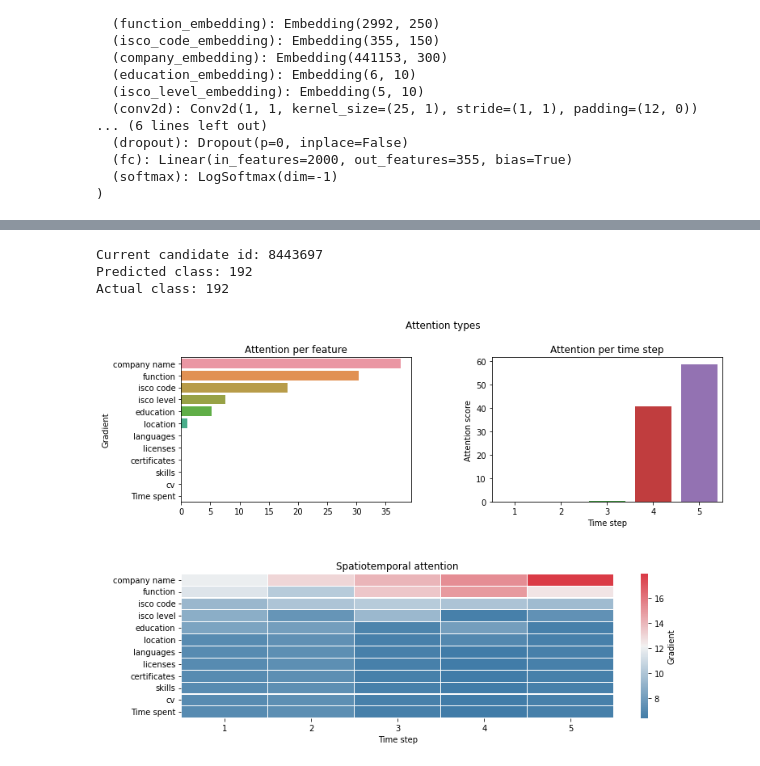
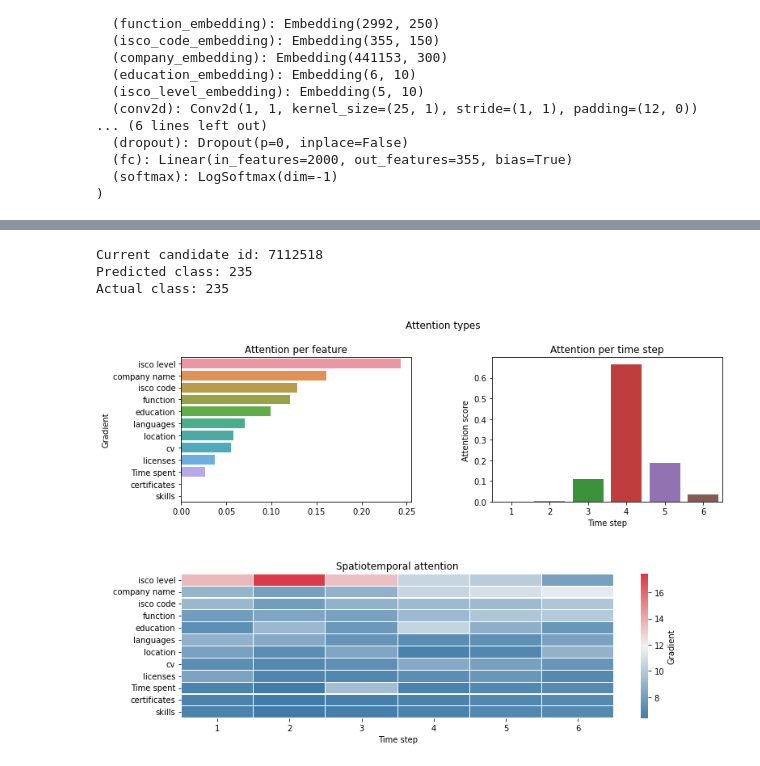
Before and after one commit to maxdata/MSc_thesis, a Jupyter notebook: model_results/eCNN-LSTM_final.ipynb, the cells around one changed output, grey strips where cells are left out. Saved outputs shown, nothing was run; the diff lists cells and outputs as text; code cells hidden in the pictures.

```diff
--- a/model_results/eCNN-LSTM_final.ipynb
+++ b/model_results/eCNN-LSTM_final.ipynb
@@ -1209,6 +1173,8 @@ def draw_explanation(model, dataloader, embedding_sizes, feature_names, candidat
     # Normalized feature attention
     series = pd.Series(feature_weight, index=feature_names).sort_values(ascending=False)
 
+    series.to_csv(f"values_{candidate_id}")
+
     # Create grid
     fig = plt.figure(figsize=(12, 8))
     grid = plt.GridSpec(2, 2, wspace=0.35, hspace=0.5)
@@ -1222,14 +1188,14 @@ def draw_explanation(model, dataloader, embedding_sizes, feature_names, candidat
     fig.suptitle("Attention types")
 
     # Plot total attention for each feature
-    sns.barplot(x=series.values * 100, y=series.index, ax=ax1)
+    sns.barplot(x=series.values, y=series.index, ax=ax1)
     # ax1.set_xticklabels(labels=series.values, rotation=90)
     ax1.set_ylabel("Gradient")
     ax1.set_title("Attention per feature")
 
     series2 = pd.Series(dict(zip(range(1, career_duration + 1), weight)))
 
-    sns.barplot(x=series2.index, y=series2.values  * 100, ax=ax2)
+    sns.barplot(x=series2.index, y=series2.values, ax=ax2)
 
     ax2.set_title("Attention per time step")
     ax2.set_ylabel("Attention score")
@@ -1264,9 +1230,9 @@ def draw_explanation(model, dataloader, embedding_sizes, feature_names, candidat
 import warnings
 warnings.filterwarnings("ignore")
 # %%
-draw_explanation(lstm, trainloader, embedding_sizes, feature_names, candidate_id=8443697)
+draw_explanation(lstm, trainloader, embedding_sizes, feature_names, candidate_id=7112518)
 # %% [output]
-Current candidate id: 8443697
-Predicted class: 192
-Actual class: 192
+Current candidate id: 7112518
+Predicted class: 235
+Actual class: 235
-[figure, old version]
+[figure, new version]
```
Also changed, not shown: parts of 3 cells of this notebook, 15 other files.
